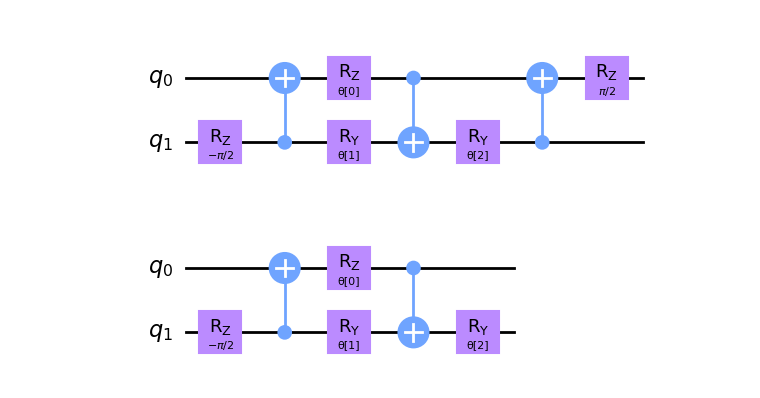
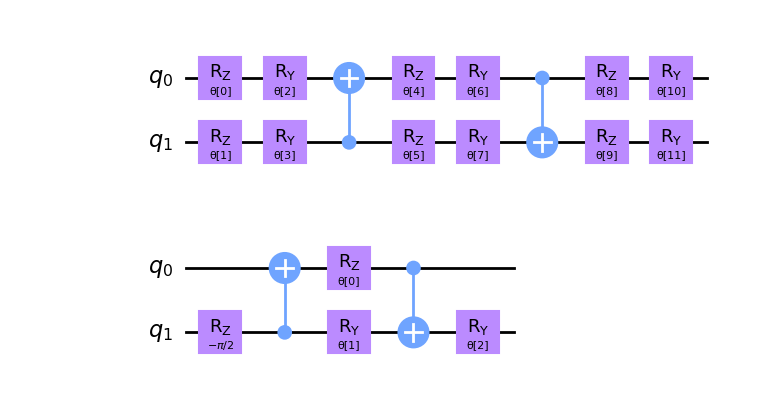
Before and after one commit to benjaminhagan/VIP_QML, a Jupyter notebook: QML_Architecture.ipynb, the cells around one changed output. Saved outputs shown, nothing was run; the diff lists cells and outputs as text; code cells hidden in the pictures.

Commit message:
Added normalization constant to the data and changed parametrized circuit to get an accurate classifier on randomly generated normal distributions of data

```diff
--- a/QML_Architecture.ipynb
+++ b/QML_Architecture.ipynb
@@ -6,23 +6,29 @@ import numpy as np
 # %%
 #Function to create the gates with parameters that we will modify through ML techniques
 def parametrized_gates(params):
     target = QuantumCircuit(2)
-    target.rz(-np.pi / 2, 1)
+    target.rz(params[0], 0)
+    target.rz(params[1], 1)
+    target.ry(params[2], 0)
+    target.ry(params[3], 1)
     target.cx(1, 0)
-    target.rz(params[0], 0)
-    target.ry(params[1], 1)
-    target.cx(0, 1)
-    target.ry(params[2], 1)
-    target.cx(1, 0)
-    target.rz(np.pi / 2, 0)
+    target.rz(params[4], 0)
+    target.rz(params[5], 1)
+    target.ry(params[6], 0)
+    target.ry(params[7], 1)
+    target.cx(0,1)
+    target.rz(params[8], 0)
+    target.rz(params[9], 1)
+    target.ry(params[10], 0)
+    target.ry(params[11], 1)
     return target
 
 #Draws the ciruit for parametrized gate
-params = ParameterVector("θ", length=3)
+params = ParameterVector("θ", length=12)
 circuit = parametrized_gates(params)
 circuit.draw("mpl", style="clifford")
 # %% [output]
-[figure, old version]
+[figure, new version]
 # %%
 #Circuit to help with dimensionality reduction and combine two qubits into one
 def pool_circuit(params):
```
Also changed, not shown: parts of 5 cells of this notebook.
